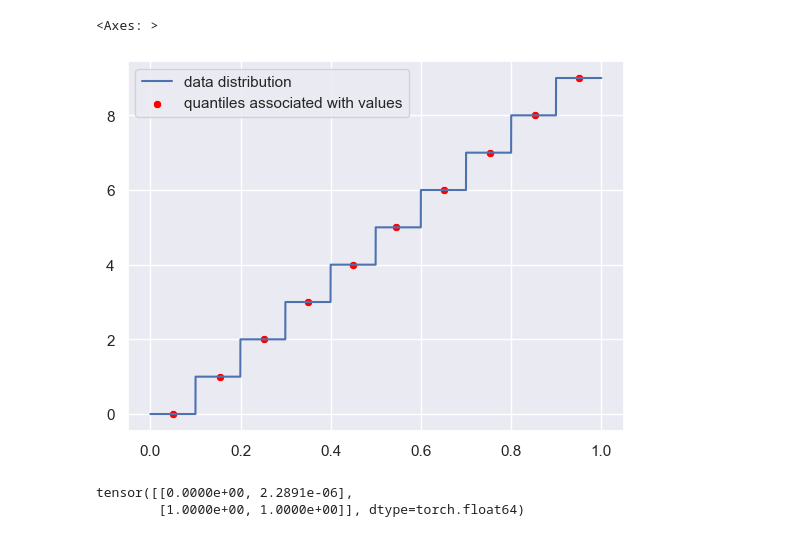
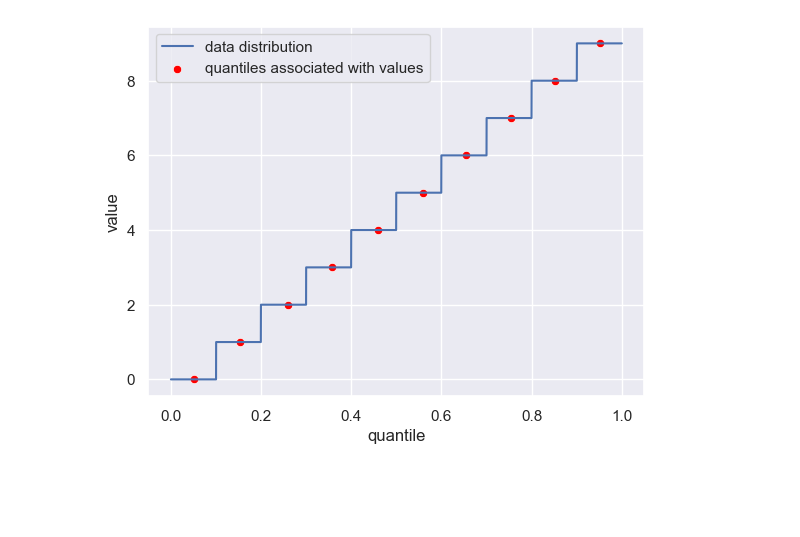
Before and after one commit to vaaven/fqt, a Jupyter notebook: examples/noise_policy.ipynb, the cells around one changed output. Drawn from its saved outputs; the diff is of its cells as text; code cells hidden in the pictures; blank space fills up the shorter version.

Commit message:
noise policy examples

```diff
--- a/examples/noise_policy.ipynb
+++ b/examples/noise_policy.ipynb
@@ -27,14 +40,6 @@ sns.scatterplot(x = np.unique(X_transformed), y = range(max_value), color='red',
 # %%
 X_transformed_noise = FastQuantileTransformer(noise_distribution='uniform').fit_transform(X[:, np.newaxis]).reshape(-1)
-sns.lineplot(y = X_sorted, x = [i / X.shape[0] for i in range(X.shape[0])], label='data distribution')
-sns.scatterplot(x = np.unique(X_transformed_noise), y = range(max_value), color='red', label='quantiles associated with values')
+sns.lineplot(y = X_sorted, x = [i / X.shape[0] for i in range(X.shape[0])], label='data distribution').set_ylabel('value')
+_ = sns.scatterplot(x = np.unique(X_transformed_noise), y = range(max_value), color='red', label='quantiles associated with values').set_xlabel('quantile')
 # %% [output]
-<Axes: >
-[figure, old version]
+[figure, new version]
-# %%
-import torch
-a = torch.tensor([[1, 2], [3, 4]])
-FastQuantileTransformer(noise_distribution='uniform', array_api_dispatch=True).fit_transform(a)
-# %% [output]
-tensor([[0.0000e+00, 2.2891e-06],
-        [1.0000e+00, 1.0000e+00]], dtype=torch.float64)
```
Also changed, not shown: parts of 12 cells of this notebook.
